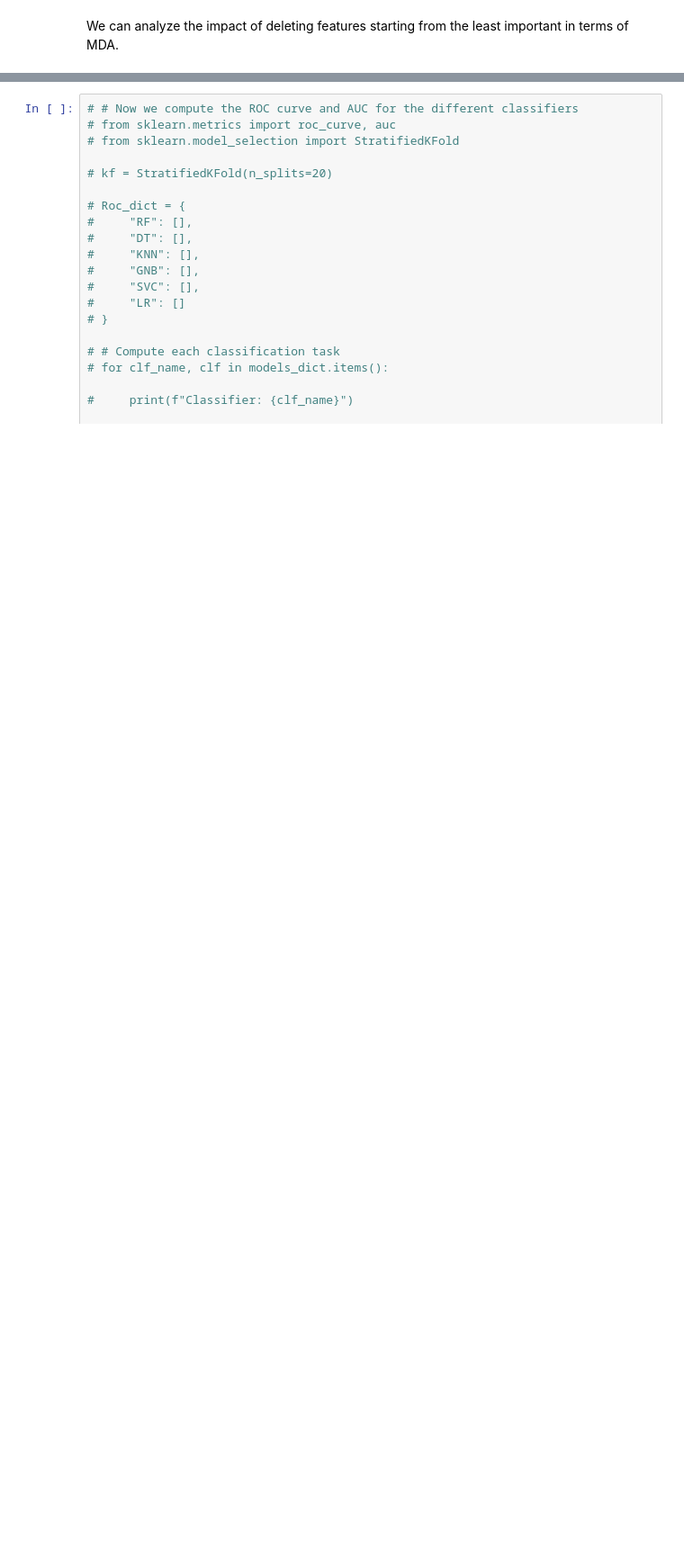
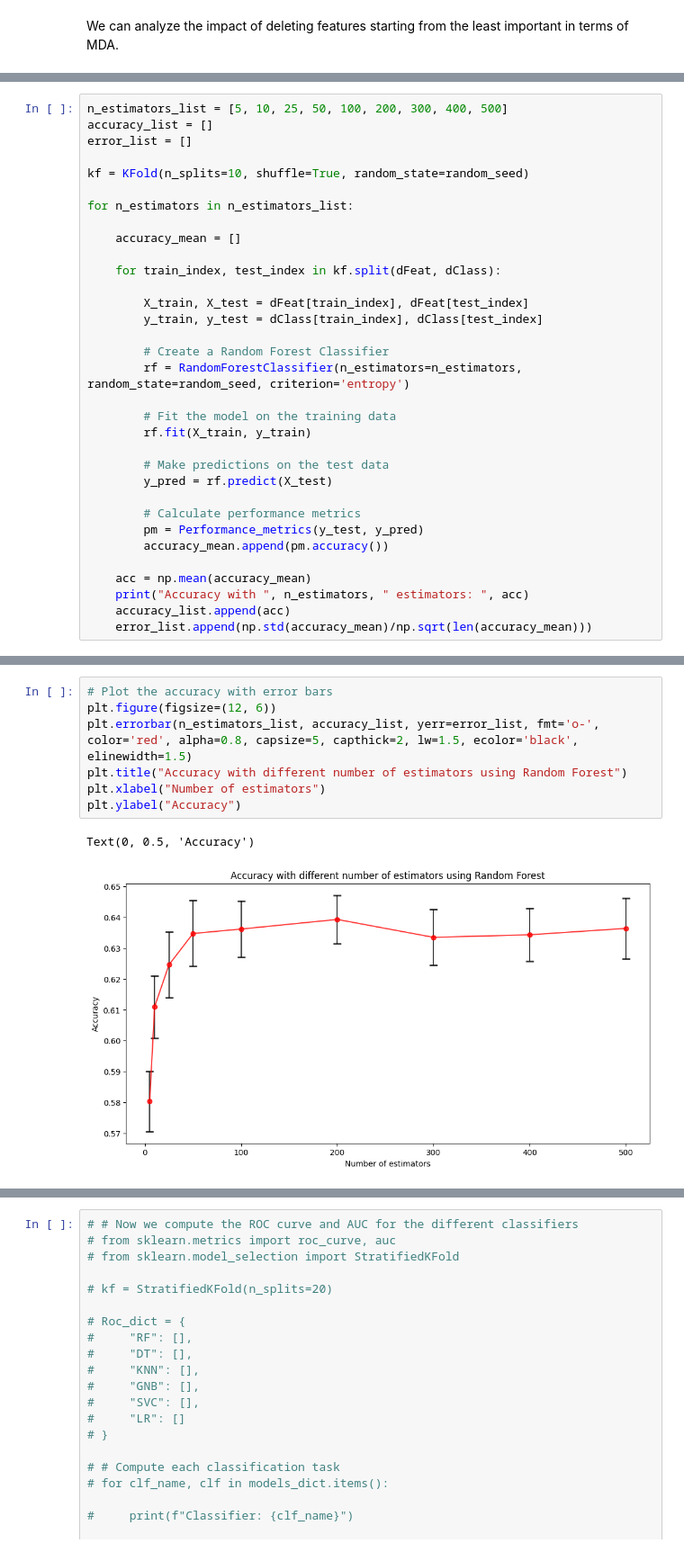
Before and after one commit to Mate1Coll/Diabetes-Classification, a Jupyter notebook: Model.ipynb, the cells around one changed output, grey strips where cells are left out. Shown: that part at 90% size. Cells and saved outputs as stored; diff of their text form; blank space fills up the shorter version.

Commit message:
Model parameter estimation RF,DT,KNN

```diff
--- a/Model.ipynb
+++ b/Model.ipynb
@@ -322,0 +326,33 @@ dFeat.shape
+# %%
+n_estimators_list = [5, 10, 25, 50, 100, 200, 300, 400, 500]
+accuracy_list = []
+error_list = []
+
+kf = KFold(n_splits=10, shuffle=True, random_state=random_seed)
+
+for n_estimators in n_estimators_list:
+
+    accuracy_mean = []
+
+    for train_index, test_index in kf.split(dFeat, dClass):
+
+        X_train, X_test = dFeat[train_index], dFeat[test_index]
+        y_train, y_test = dClass[train_index], dClass[test_index]
+
+        # Create a Random Forest Classifier
+        rf = RandomForestClassifier(n_estimators=n_estimators, random_state=random_seed, criterion='entropy')
+
+        # Fit the model on the training data
+        rf.fit(X_train, y_train)
+
+        # Make predictions on the test data
+        y_pred = rf.predict(X_test)
+
+        # Calculate performance metrics
+        pm = Performance_metrics(y_test, y_pred)
+        accuracy_mean.append(pm.accuracy())
+
+    acc = np.mean(accuracy_mean)
+    print("Accuracy with ", n_estimators, " estimators: ", acc)
+    accuracy_list.append(acc)
+    error_list.append(np.std(accuracy_mean)/np.sqrt(len(accuracy_mean)))
@@ -322,0 +369,10 @@ dFeat.shape
+# %%
+# Plot the accuracy with error bars
+plt.figure(figsize=(12, 6))
+plt.errorbar(n_estimators_list, accuracy_list, yerr=error_list, fmt='o-', color='red', alpha=0.8, capsize=5, capthick=2, lw=1.5, ecolor='black', elinewidth=1.5)
+plt.title("Accuracy with different number of estimators using Random Forest")
+plt.xlabel("Number of estimators")
+plt.ylabel("Accuracy")
+# %% [output]
+Text(0, 0.5, 'Accuracy')
+[figure, added]
```
Also changed, not shown: parts of 27 cells of this notebook.
